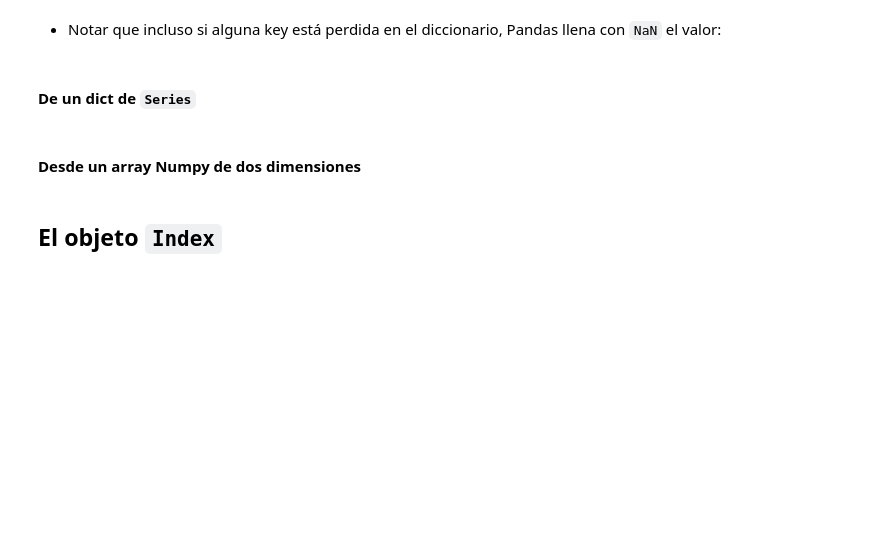
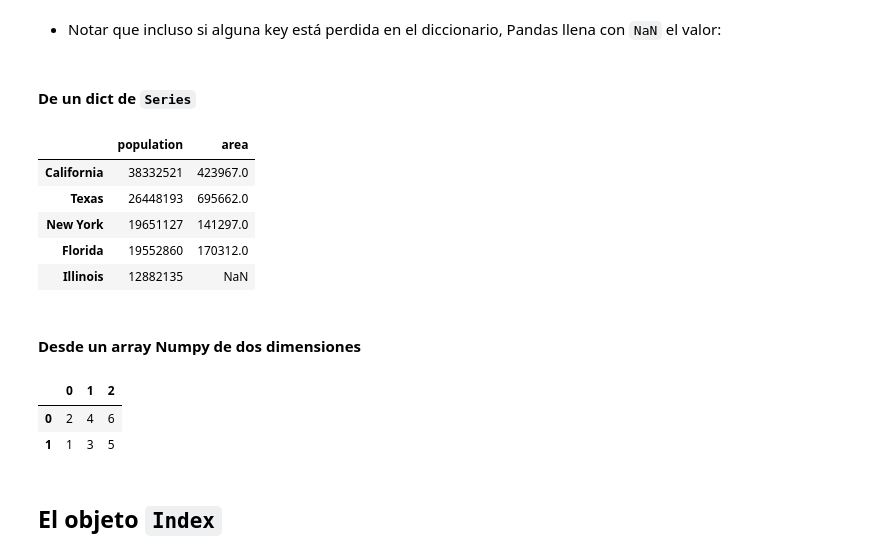
Before and after one commit to DarkosCode/IESProgramacion, a Jupyter notebook: 2do-CD/PP2/2doCuatri/Practica_Práctica_7_Pandas.ipynb, the cells around one changed output. Cells and saved outputs as stored; diff of their text form; code cells hidden in the pictures; blank space fills up the shorter version.

Commit message:
siguiendo con los notebook de PP2, numpy

```diff
--- a/2do-CD/PP2/2doCuatri/Practica_Práctica_7_Pandas.ipynb
+++ b/2do-CD/PP2/2doCuatri/Practica_Práctica_7_Pandas.ipynb
@@ -243,7 +336,25 @@ Además, tiene un atributo ``columns``, que es un objeto ``Index`` conteniendo l
 # %% [markdown]
 #### De un dict de `Series`
+# %%
+pd.DataFrame({'population': populationn,
+            'area': area})
+# %% [output]
+|  | population | area |
+| California | 38332521 | 423967.0 |
+| Texas | 26448193 | 695662.0 |
+| New York | 19651127 | 141297.0 |
+| Florida | 19552860 | 170312.0 |
+| Illinois | 12882135 | NaN |
 # %% [markdown]
 #### Desde un array Numpy de dos dimensiones
+# %%
+numpyA = np.array([[2,4,6], [1,3,5]])
+numpyA
+pd.DataFrame(numpyA)
+# %% [output]
+|  | 0 | 1 | 2 |
+| 0 | 2 | 4 | 6 |
+| 1 | 1 | 3 | 5 |
 # %% [markdown]
 ## El objeto `Index`
 # %% [markdown]
```
Also changed, not shown: parts of 13 cells of this notebook.
